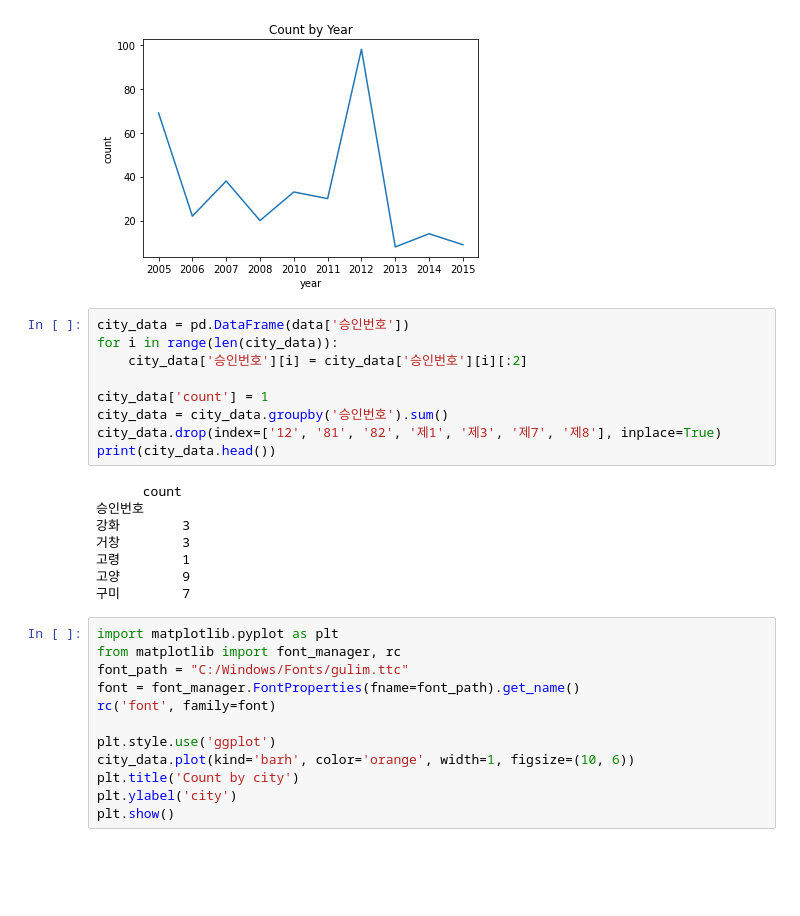
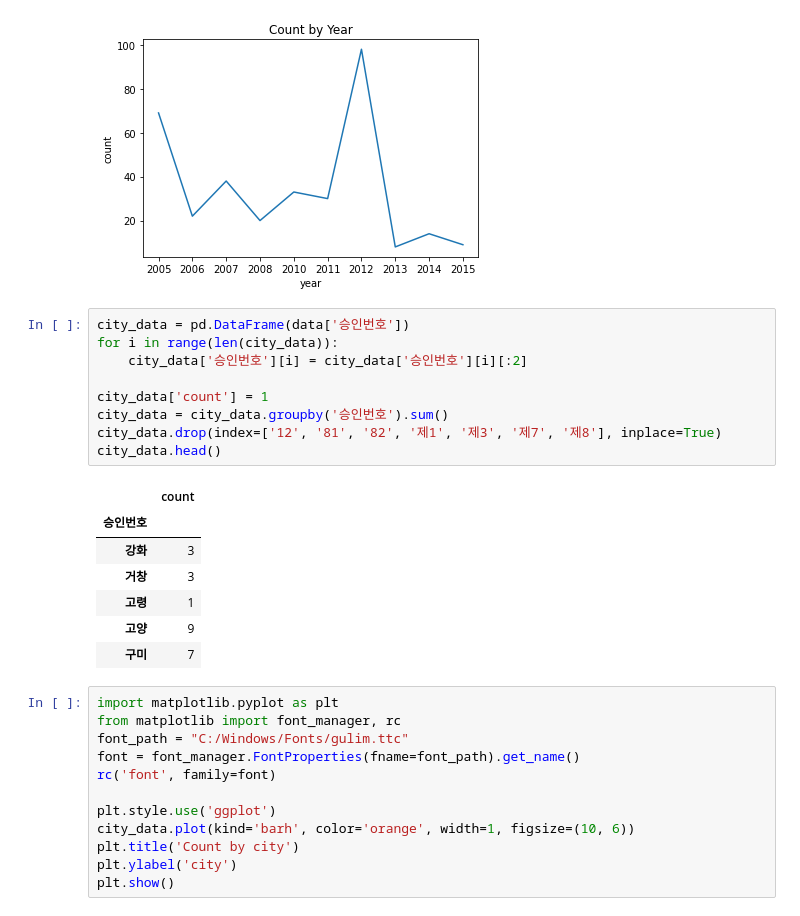
Before and after one commit to minseok-oh/open-data-analysis-python, a Jupyter notebook: Authorized-Economic-Operator/main.ipynb, the cells around one changed output. Drawn from its saved outputs; the diff is of its cells as text; blank space fills up the shorter version.

```diff
--- a/Authorized-Economic-Operator/main.ipynb
+++ b/Authorized-Economic-Operator/main.ipynb
@@ -71,20 +56,20 @@ plt.show()
 # %%
 city_data = pd.DataFrame(data['승인번호'])
 for i in range(len(city_data)):
     city_data['승인번호'][i] = city_data['승인번호'][i][:2]
 
 city_data['count'] = 1
 city_data = city_data.groupby('승인번호').sum()
 city_data.drop(index=['12', '81', '82', '제1', '제3', '제7', '제8'], inplace=True)
-print(city_data.head())
+city_data.head()
 # %% [output]
-      count
-승인번호
-강화        3
-거창        3
-고령        1
-고양        9
-구미        7
+|  | count |
+| 승인번호 |  |
+| 강화 | 3 |
+| 거창 | 3 |
+| 고령 | 1 |
+| 고양 | 9 |
+| 구미 | 7 |
 # %%
 import matplotlib.pyplot as plt
 from matplotlib import font_manager, rc
```
Also changed, not shown: parts of 3 cells of this notebook, 1 other file.
